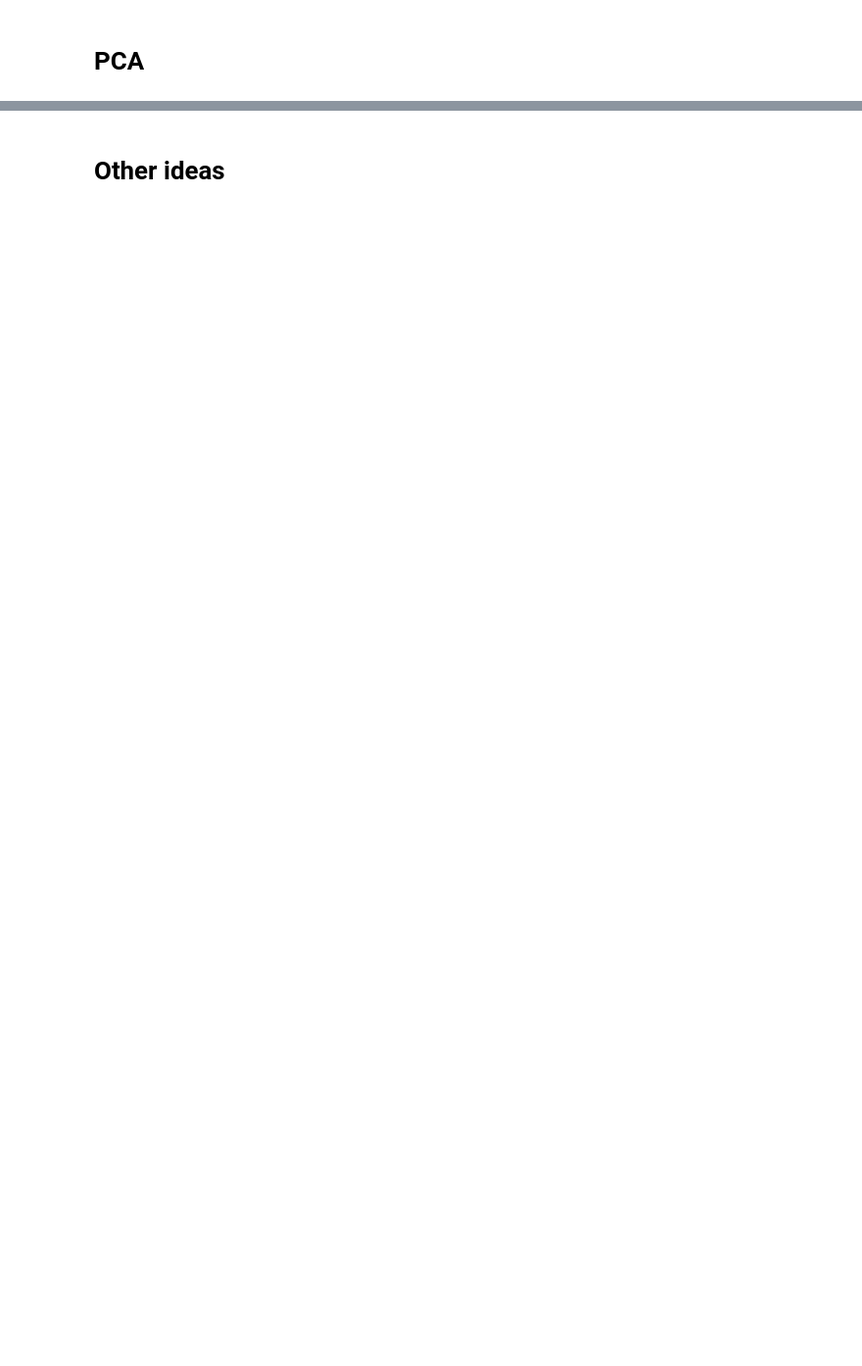
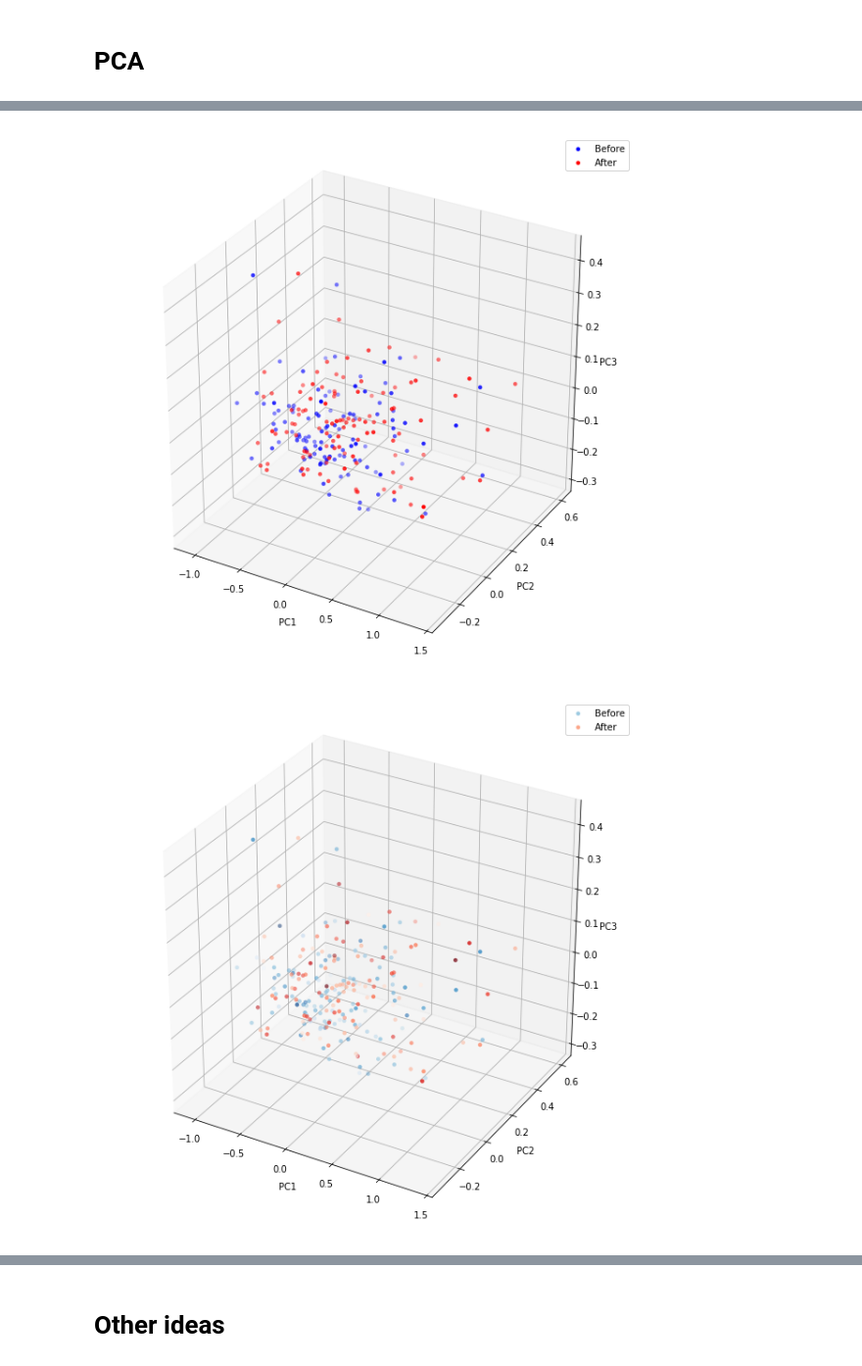
Before and after one commit to mirgee/thesis_project, a Jupyter notebook: notebooks/03-analyze-nl-results.ipynb, the cells around one changed output, grey strips where cells are left out. Shown at 98% size. Saved outputs shown, nothing was run; the diff lists cells and outputs as text; code cells hidden in the pictures; blank space fills up the shorter version.

```diff
--- a/notebooks/03-analyze-nl-results.ipynb
+++ b/notebooks/03-analyze-nl-results.ipynb
@@ -349,7 +334,7 @@ def plot_pca_3d(df_first, df_second=None, c1='blue', c2='red', title="", clus=Fa
     plt.legend()
     plt.show()
 
-df, df_bef, df_aft = prepare_dfs('lyap')
+df, df_bef, df_aft = prepare_dfs('sampen')
 
 # plot_pca_3d(df_bef, df_aft, df_bef['age'], df_aft['age'])
 plot_pca_3d(df_bef, df_aft, title="Before / After")
@@ -363,3 +344,5 @@ plot_pca_3d(df_bef, df_aft, df_bef['sc_bef'], df_aft['sc_aft'], title="Scores be
+[figure, added]
+[figure, added]
 # %%
 import numpy as np
 import seaborn as sns
```
Also changed, not shown: parts of 10 cells of this notebook, 11 other files.
